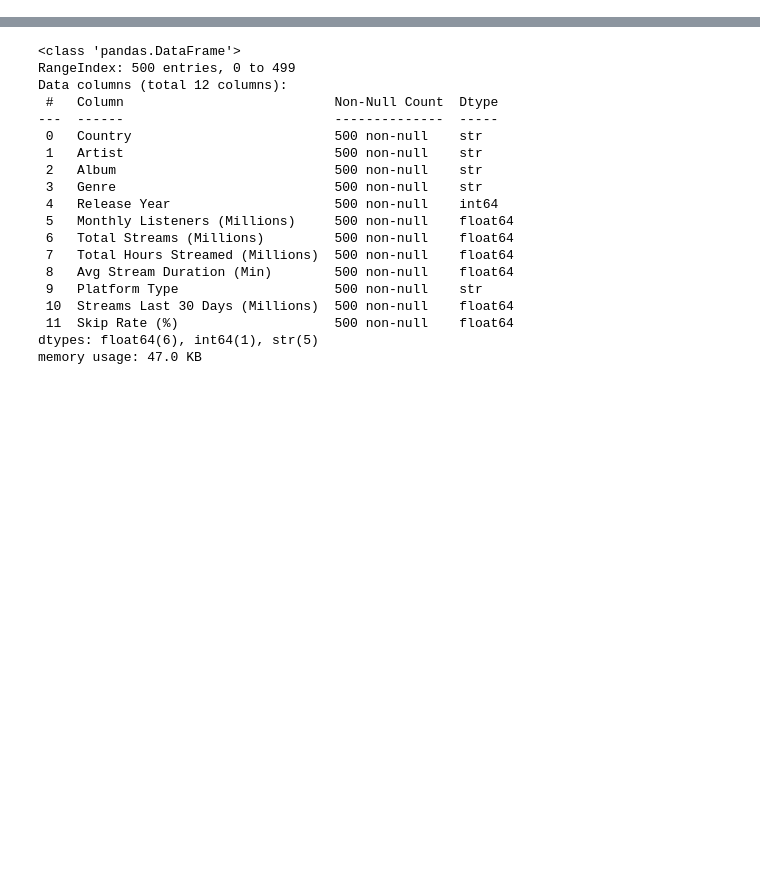
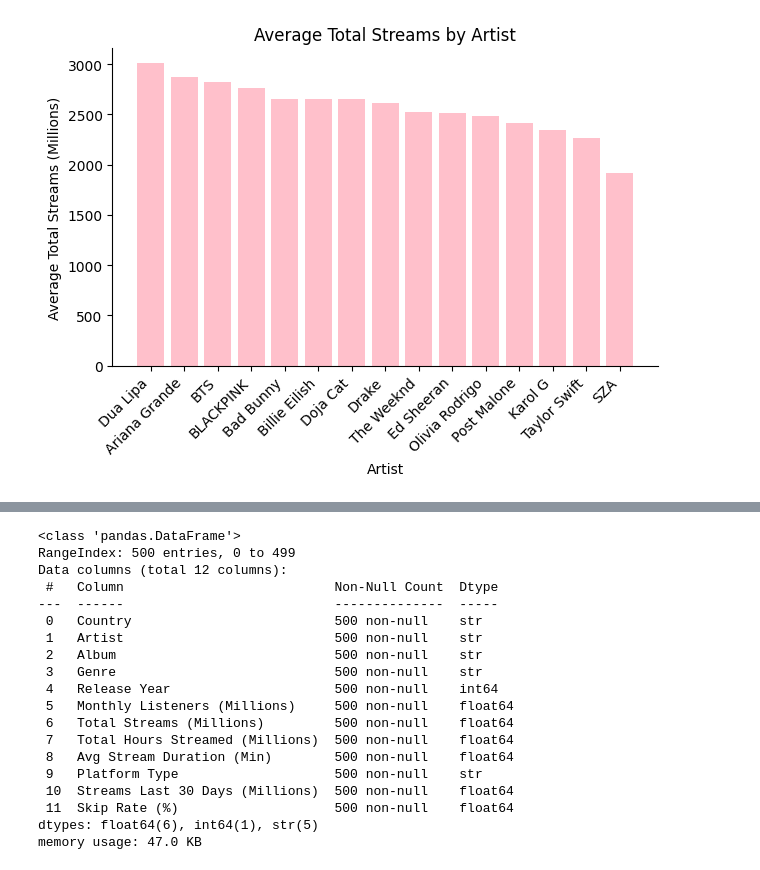
Before and after one commit to mjhess01/learning_plots_matthewHess, a Jupyter notebook: notebooks/visualization_practice.ipynb, the cells around one changed output, grey strips where cells are left out. Cells and saved outputs as stored; diff of their text form; code cells hidden in the pictures; blank space fills up the shorter version.

```diff
--- a/notebooks/visualization_practice.ipynb
+++ b/notebooks/visualization_practice.ipynb
@@ -58,18 +97,20 @@ avg_artist_streams
 # %%
 plt.Figure(figsize=(10,6))
-plt.bar(avg_artists_streams.index, avg_artists_streams.values, color = "pink", width=0.8)
+plt.bar(avg_artist_streams.index, avg_artist_streams.values, color = "pink", width=0.8)
 
 ax = plt.gca()
 ax.spines['top'].set_visible(False)
 ax.spines['right'].set_visible(False)
 
 plt.xlabel("Artist")
 plt.ylabel("Average Total Streams (Millions)")
 plt.title("Average Total Streams by Artist")
 plt.xticks(rotation=45, ha="right")
 
 plt.tight_layout()
 plt.show()
+# %% [output]
+[figure, added]
 # %%
 plt.figure(figsize=(10,6))
 colors = ["#7b92c9"]*len(avg_artist_streams)
```
Also changed, not shown: parts of 17 cells of this notebook, 8 other files.
